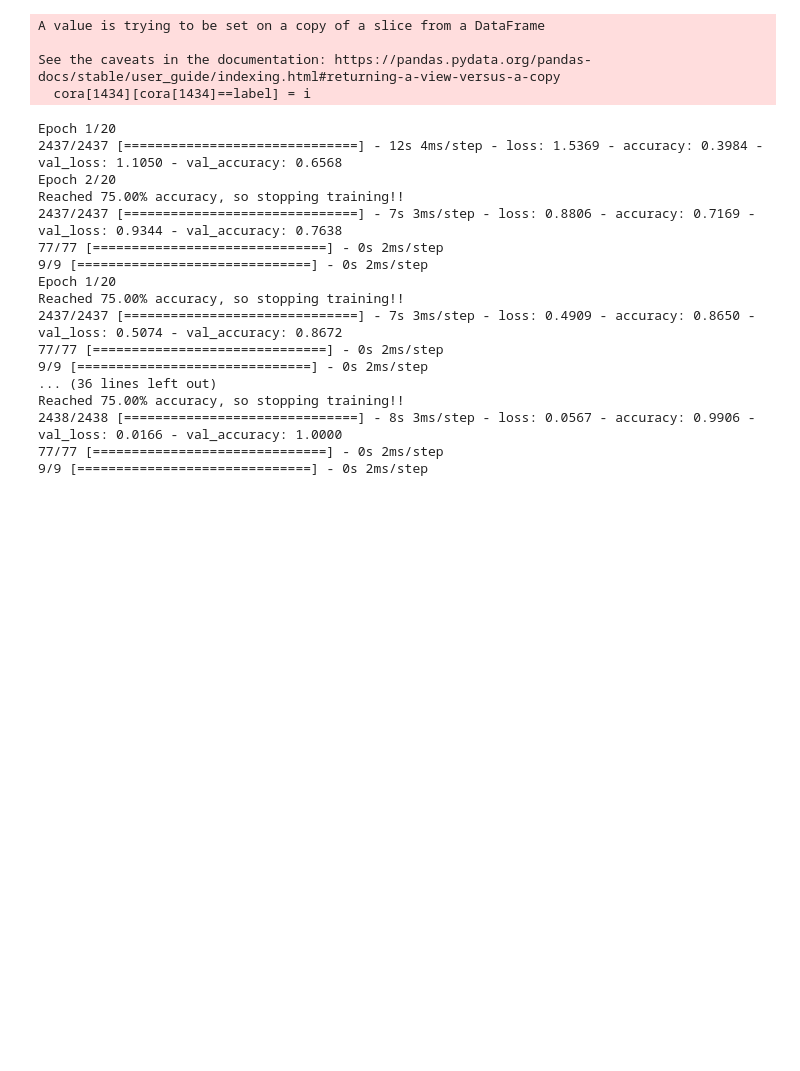
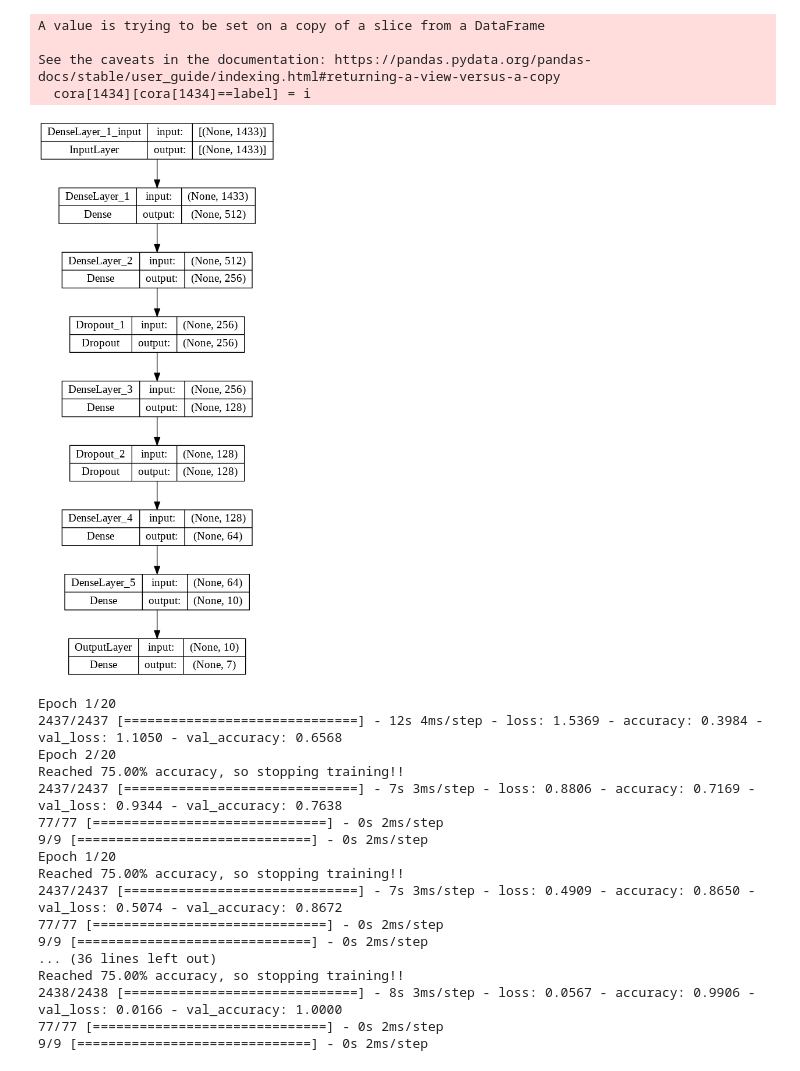
Before and after one commit to splendidcomputer/cora_project, a Jupyter notebook: Cora_Classification_NN.ipynb, the cells around one changed output. Saved outputs shown, nothing was run; the diff lists cells and outputs as text; code cells hidden in the pictures; blank space fills up the shorter version.

```diff
--- a/Cora_Classification_NN.ipynb
+++ b/Cora_Classification_NN.ipynb
@@ -41,16 +42,20 @@ encoder.fit(y)
 encoded_Y = encoder.transform(y)
 # %%
 model = Sequential()
-model.add(layers.Dense(512, input_shape=(1433,), activation='relu'))
-model.add(layers.Dense(256, activation='relu'))
-model.add(layers.Dropout(0.4))
-model.add(layers.Dense(128, activation='relu'))
-model.add(layers.Dropout(0.4))
-model.add(layers.Dense(64, activation='relu'))
-model.add(layers.Dense(10, activation='relu'))
-model.add(layers.Dense(7, activation='softmax'))
+model.add(layers.Dense(512, input_shape=(1433,), activation='relu', name="DenseLayer_1"))
+model.add(layers.Dense(256, activation='relu', name="DenseLayer_2"))
+model.add(layers.Dropout(0.4, name="Dropout_1"))
+model.add(layers.Dense(128, activation='relu', name="DenseLayer_3"))
+model.add(layers.Dropout(0.4, name="Dropout_2"))
+model.add(layers.Dense(64, activation='relu', name="DenseLayer_4"))
+model.add(layers.Dense(10, activation='relu', name="DenseLayer_5"))
+model.add(layers.Dense(7, activation='softmax', name="OutputLayer"))
 # compile the keras model
 model.compile(loss='categorical_crossentropy', optimizer='adam', metrics=['accuracy'])
+# %%
+plot_model(model, to_file='model_plot.png', show_shapes=True, show_layer_names=True)
+# %% [output]
+[figure, added]
 # %%
 # Implement callback function to stop training
 # when accuracy reaches e.g. ACCURACY_THRESHOLD = 0.95
```
Also changed, not shown: parts of 1 cell of this notebook.
